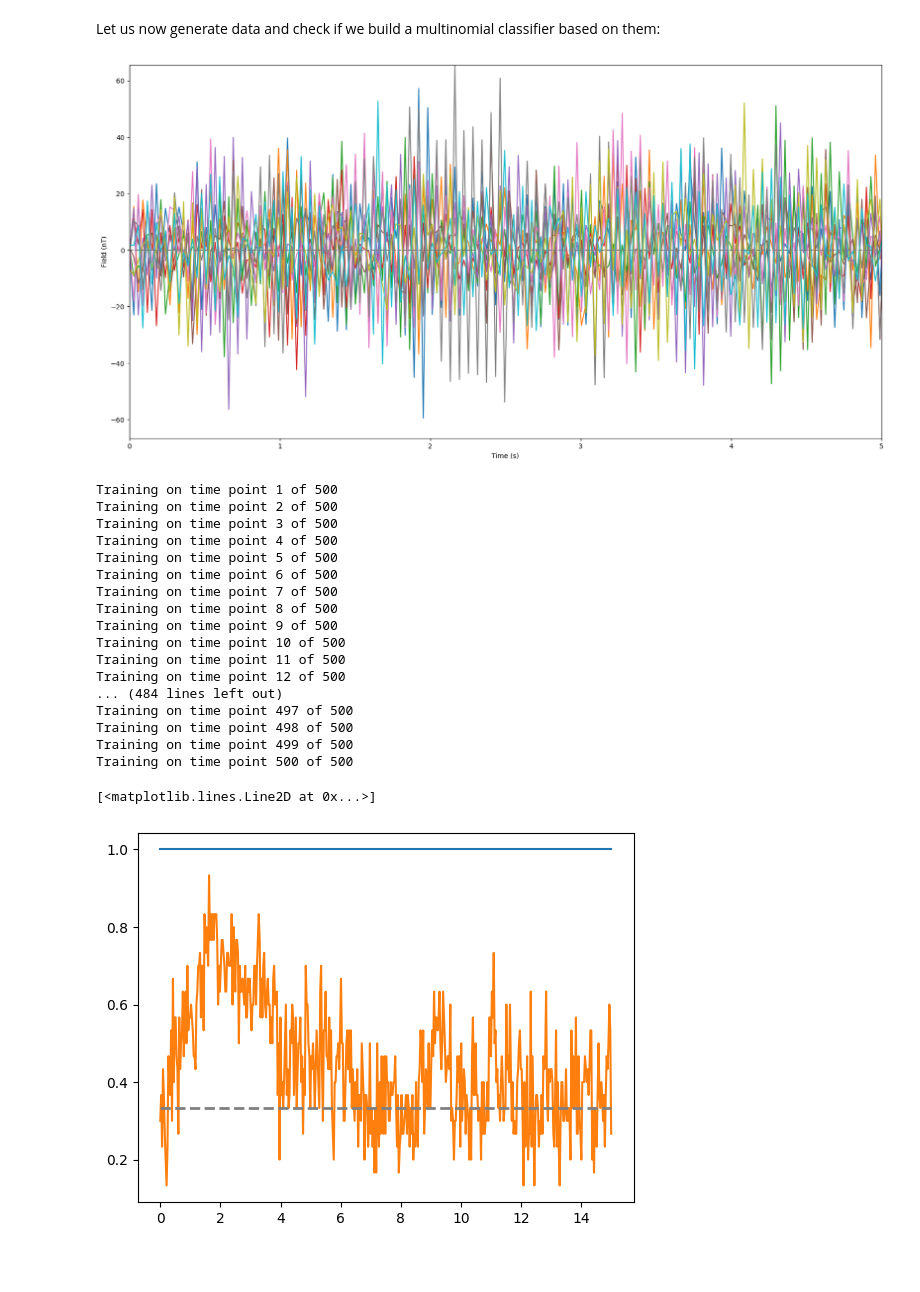
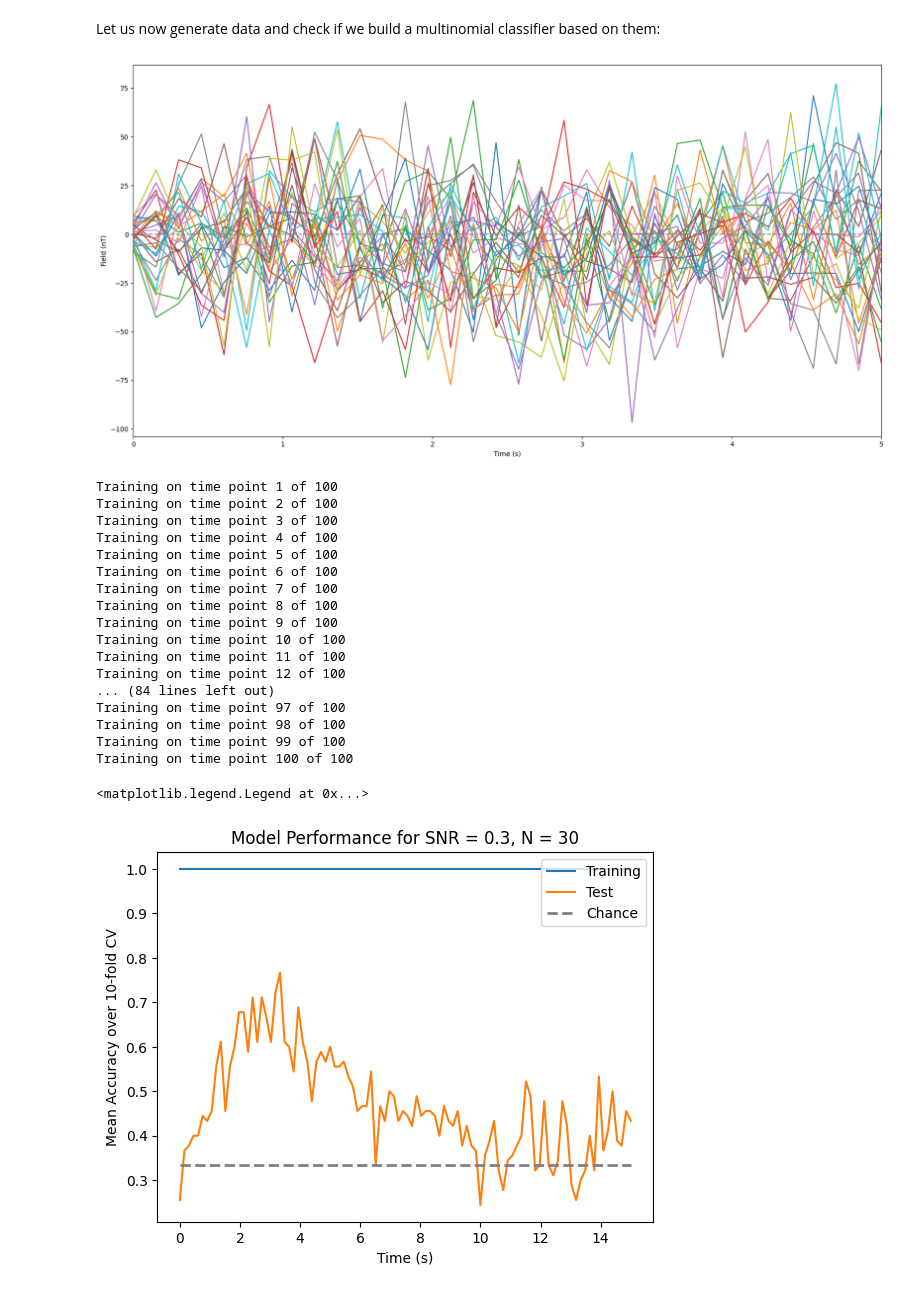
Before and after one commit to adkipnis/compositional-inference-experiment, a Jupyter notebook: simulation-test/spell-decoder.ipynb, the cells around one changed output. Drawn from its saved outputs; the diff is of its cells as text; code cells hidden in the pictures; blank space fills up the shorter version.

Commit message:
nicen up plot

```diff
--- a/simulation-test/spell-decoder.ipynb
+++ b/simulation-test/spell-decoder.ipynb
@@ -18,12 +18,12 @@ Then there exists a maximum likelihood estimator for $ B_s = (a_s, \mathbf A_s)$
 ### 0. The Data
 # %%
 nChan = 102 # number of magnetometer channels
-nObs = 10
+nObs = 30
 nSeconds = 5
-Hz = 100
+Hz = 20
 nSamples = nSeconds * Hz # 5 seconds of data at 20 Hz
 nSpells = 3
-snr = .5
+snr = .3
 # %%
 def plotMat(matrix: np.ndarray, title: str) -> None:
     fig, ax = plt.subplots()
@@ -117,7 +117,7 @@ def plotChannel(x: np.ndarray, channel: int) -> None:
 
 plotChannel(X_1, 1)
 # %% [output]
-[figure, old version]
+[figure, new version]
 # %%
 from sklearn.linear_model import LogisticRegression
 from sklearn.model_selection import cross_validate, KFold
@@ -138,27 +138,31 @@ def kfoldCV(X, y, model, kf):
 
 train_scores, test_scores = kfoldCV(X, y, mnc, kf)
 # %% [output]
-Training on time point 1 of 500
-Training on time point 2 of 500
-Training on time point 3 of 500
-Training on time point 4 of 500
-Training on time point 5 of 500
-Training on time point 6 of 500
-Training on time point 7 of 500
-Training on time point 8 of 500
-Training on time point 9 of 500
-Training on time point 10 of 500
-Training on time point 11 of 500
-Training on time point 12 of 500
-... (484 lines left out)
-Training on time point 497 of 500
-Training on time point 498 of 500
-Training on time point 499 of 500
-Training on time point 500 of 500
+Training on time point 1 of 100
+Training on time point 2 of 100
+Training on time point 3 of 100
+Training on time point 4 of 100
+Training on time point 5 of 100
+Training on time point 6 of 100
+Training on time point 7 of 100
+Training on time point 8 of 100
+Training on time point 9 of 100
+Training on time point 10 of 100
+Training on time point 11 of 100
+Training on time point 12 of 100
+... (84 lines left out)
+Training on time point 97 of 100
+Training on time point 98 of 100
+Training on time point 99 of 100
+Training on time point 100 of 100
 # %%
 plt.plot(np.linspace(0, 15, nSamples), train_scores)
 plt.plot(np.linspace(0, 15, nSamples), test_scores)
 plt.plot([0, 15], [1/nSpells, 1/nSpells], color='grey', linestyle='--', linewidth=2)
+plt.xlabel("Time (s)")
+plt.ylabel("Mean Accuracy over 10-fold CV")
+plt.title(f"Model Performance for SNR = {snr}, N = {nObs} per class")
+plt.legend(["Training", "Test", "Chance"], loc='upper right')
 # %% [output]
-[<matplotlib.lines.Line2D at 0x...>]
+<matplotlib.legend.Legend at 0x...>
-[figure, old version]
+[figure, new version]
```
Also changed, not shown: parts of 2 cells of this notebook.
